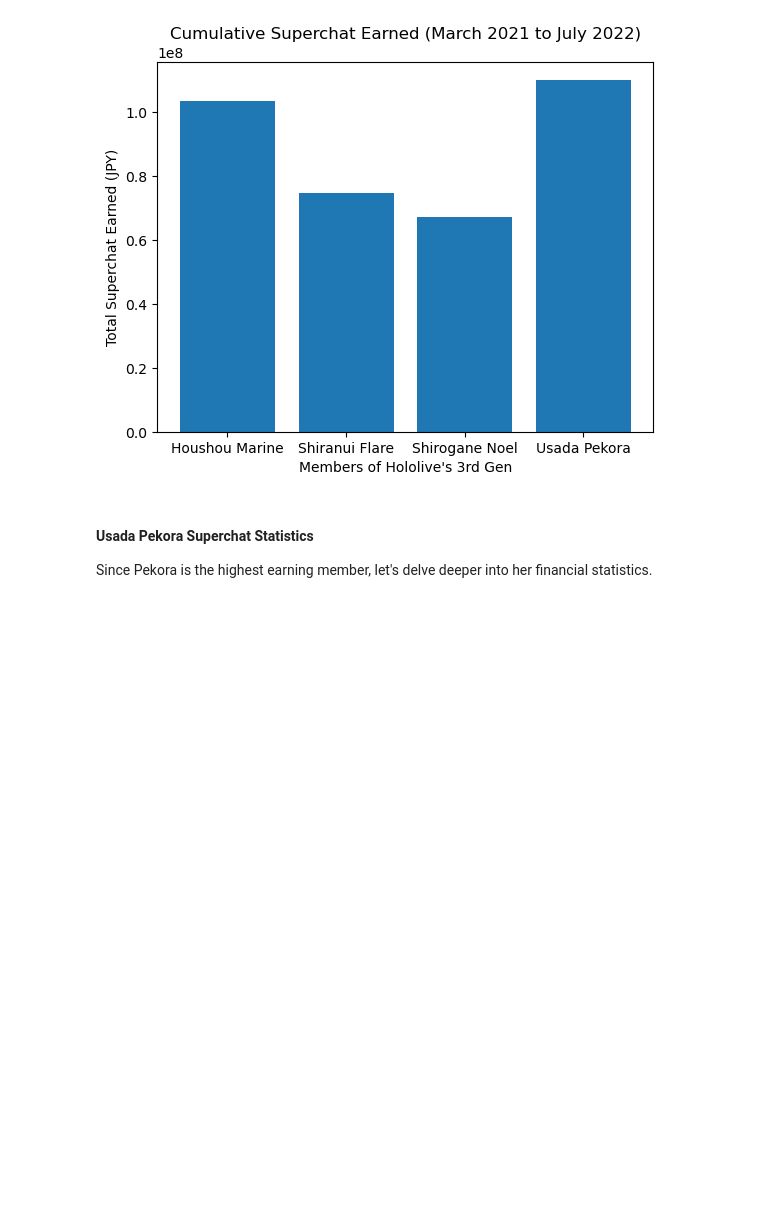
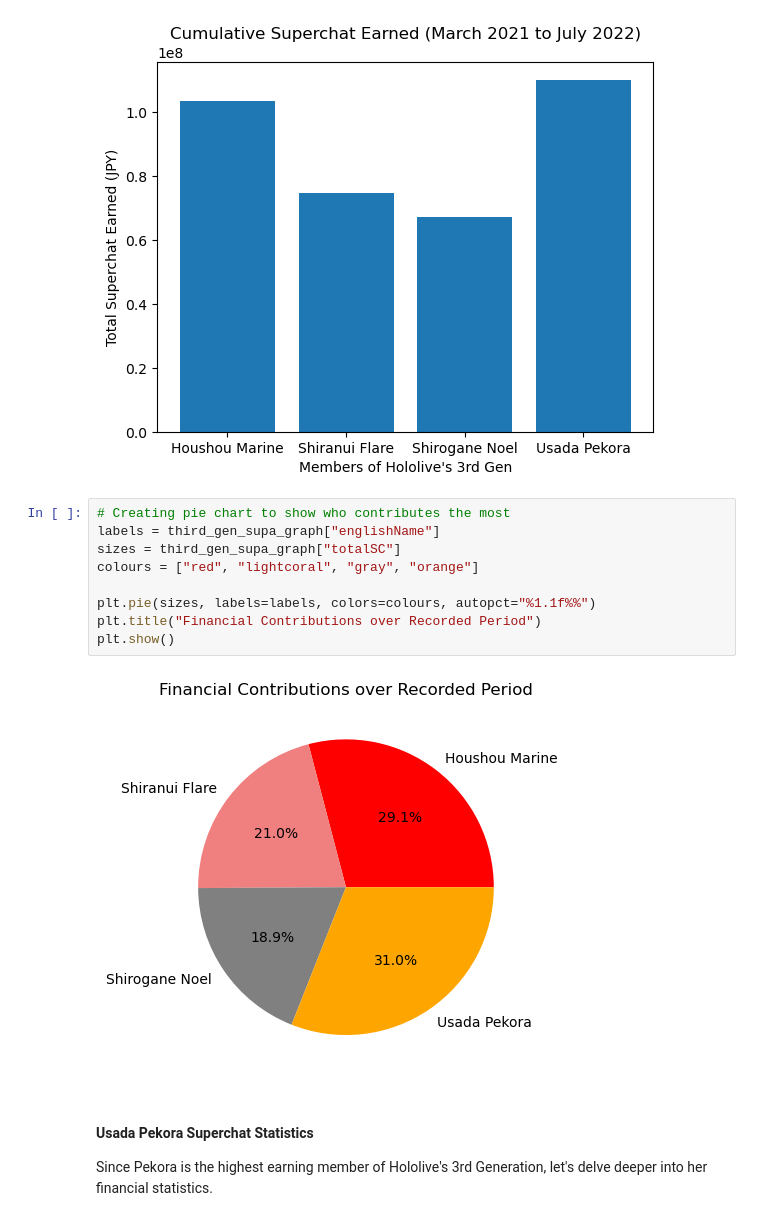
Before and after one commit to falconpunch082/industry-application, a Jupyter notebook: VTuber Statistics - Entertainment/vtuber-stats.ipynb, the cells around one changed output. Saved outputs shown, nothing was run; the diff lists cells and outputs as text; blank space fills up the shorter version.

Commit message:
Completed Pekora stats

```diff
--- a/VTuber Statistics - Entertainment/vtuber-stats.ipynb
+++ b/VTuber Statistics - Entertainment/vtuber-stats.ipynb
@@ -598,6 +598,17 @@ plt.ylabel("Total Superchat Earned (JPY)")
 plt.show()
 # %% [output]
 [figure]
+# %%
+# Creating pie chart to show who contributes the most
+labels = third_gen_supa_graph["englishName"]
+sizes = third_gen_supa_graph["totalSC"]
+colours = ["red", "lightcoral", "gray", "orange"]
+
+plt.pie(sizes, labels=labels, colors=colours, autopct="%1.1f%%")
+plt.title("Financial Contributions over Recorded Period")
+plt.show()
+# %% [output]
+[figure, added]
 # %% [markdown]
 #### Usada Pekora Superchat Statistics
-Since Pekora is the highest earning member, let's delve deeper into her financial statistics.
+Since Pekora is the highest earning member of Hololive's 3rd Generation, let's delve deeper into her financial statistics.
```
Also changed, not shown: parts of 4 cells of this notebook.
